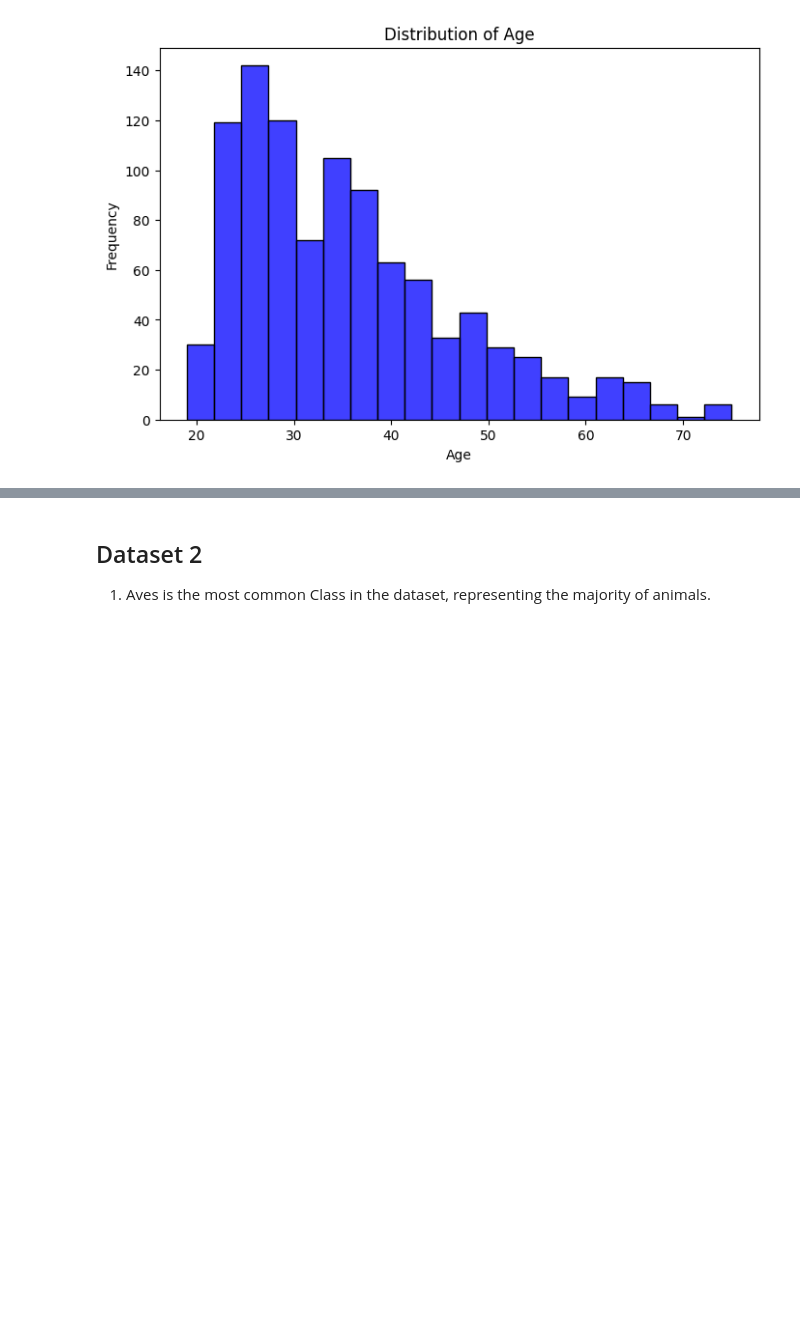
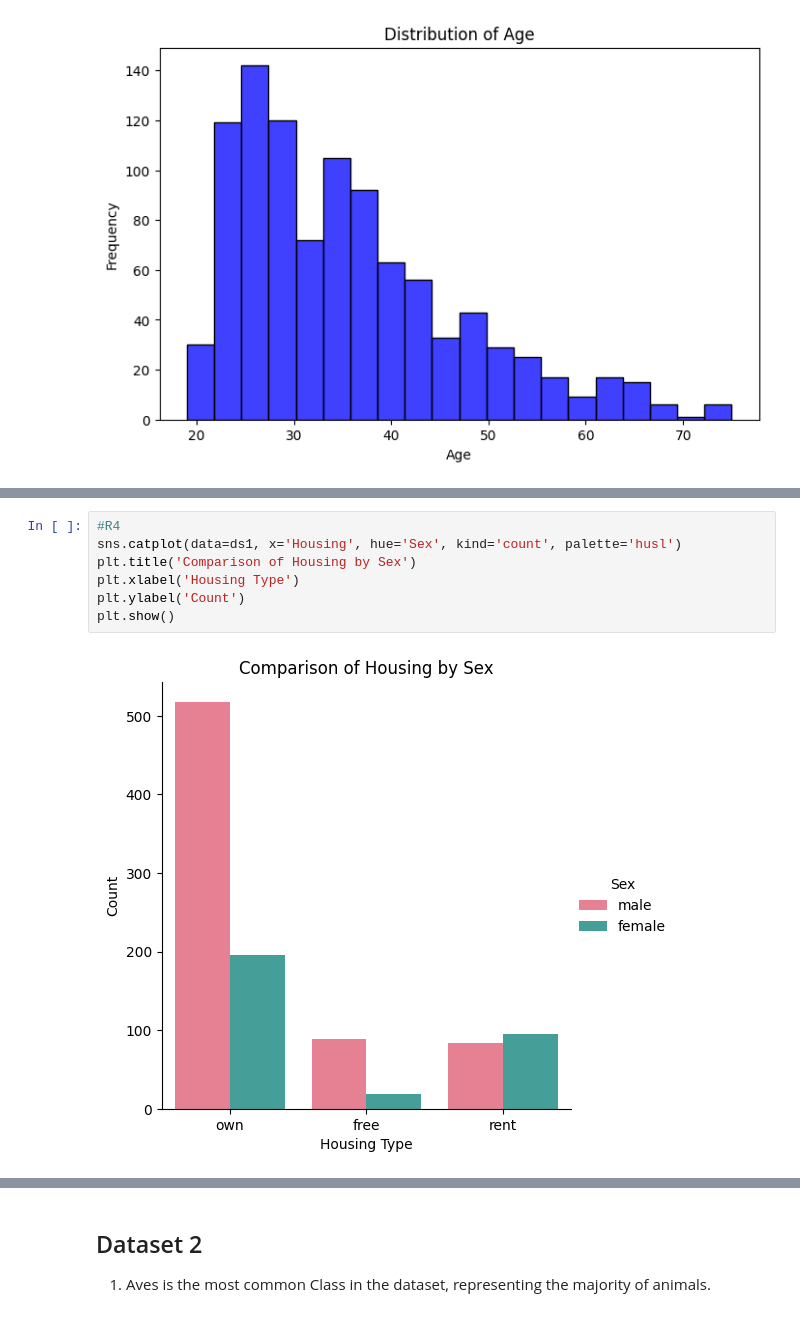
Before and after one commit to rennylee/EDA, a Jupyter notebook: EDA.ipynb, the cells around one changed output, grey strips where cells are left out. Drawn from its saved outputs; the diff is of its cells as text; blank space fills up the shorter version.

```diff
--- a/EDA.ipynb
+++ b/EDA.ipynb
@@ -82,0 +118,9 @@ Passing `palette` without assigning `hue` is deprecated and will be removed in v
+# %%
+#R4
+sns.catplot(data=ds1, x='Housing', hue='Sex', kind='count', palette='husl')
+plt.title('Comparison of Housing by Sex')
+plt.xlabel('Housing Type')
+plt.ylabel('Count')
+plt.show()
+# %% [output]
+[figure, added]
```
Also changed, not shown: parts of 18 cells of this notebook.
